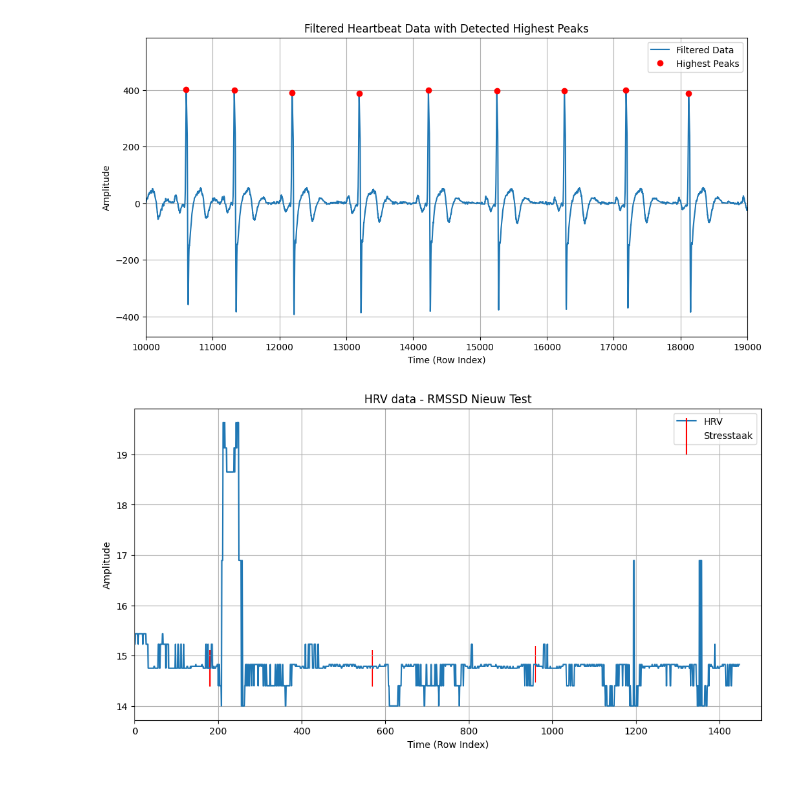
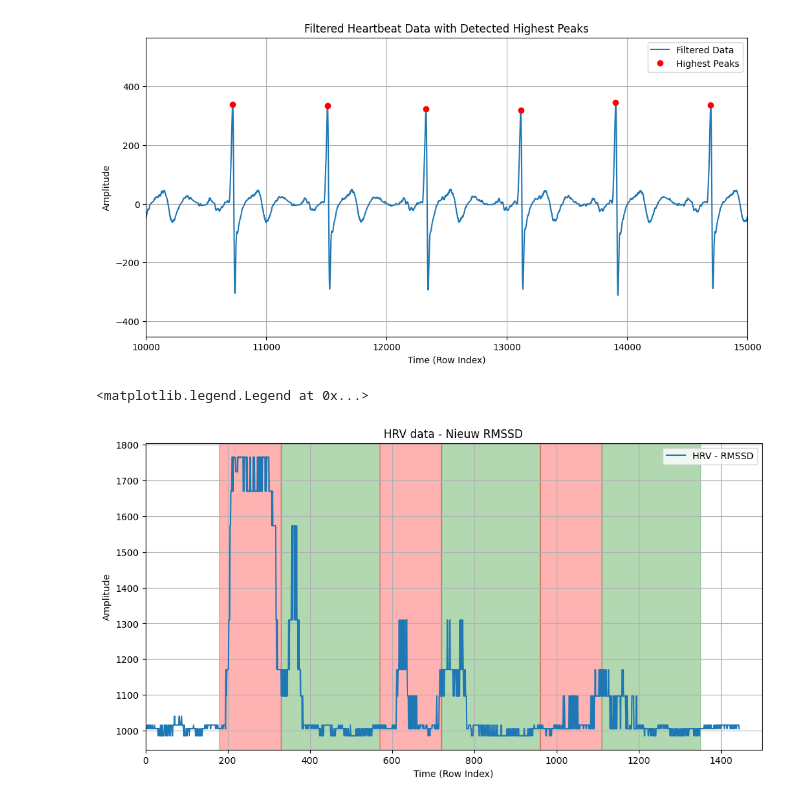
Before and after one commit to JuleanCode/ai-model-for-finding-HRV-fluctuations, a Jupyter notebook: HRV_calculator.ipynb, the cells around one changed output. Cells and saved outputs as stored; diff of their text form; code cells hidden in the pictures.

```diff
--- a/HRV_calculator.ipynb
+++ b/HRV_calculator.ipynb
@@ -7,7 +7,7 @@ import math
 
 
 # Define the path to your .txt file
-file_path = "data\Research_B\Data\E(N35)V.txt"  # Replace with the actual file path
+file_path = "data\Research_B\Data\E(N05)M.txt"  # Replace with the actual file path
 
 # Initialize variables to keep track of the highest peaks
 highest_peak_values = []
@@ -38,9 +38,13 @@ data = np.array(data)
 # Define the data column containing the heartbeat values
 heartbeat_data = data[:, 2]
 
+#Toggle inverse heartbeatdata
+if False:
+    heartbeat_data = -heartbeat_data
+
 # Find peaks in the original heartbeat data (unfiltered)
 # You may need to adjust the threshold as needed for the unfiltered data
-heightthreshold = 200  # Adjust this threshold as needed
+heightthreshold = 175  # Adjust this threshold as needed
 widthtreshold = 200
 
 
@@ -64,49 +68,64 @@ plt.ylabel('Amplitude')
 plt.legend()
 plt.title('Filtered Heartbeat Data with Detected Highest Peaks')
 plt.grid(True)
-plt.xlim(10000,19000)
+plt.xlim(10000,15000)
 # Show the plot
 HRPlot.show()
 # %% [output]
-[figure, old version]
+[figure, new version]
 # %%
 #--------------------- Nieuwe berekening -------------------------
-
+from matplotlib.lines import Line2D
 interval = 29000  # Meettijd per HRV waarde (ms)
 waarde1 = 0
 waarde2 = interval
 
 def calculate_rmssd(heartbeat_data, peaks):
     HRVRMSSD = []
     waarde1 = 0
     waarde2 = interval
 
     for i in range(int((len(heartbeat_data) - interval) / 1000)):
         peaks_in_range_interval = [peak for peak in peaks if waarde1 <= peak <= waarde2]
         RMSSD = [math.pow(heartbeat_data[peaks[j+1]] - heartbeat_data[peaks[j]], 2) for j, peak in enumerate(peaks_in_range_interval)]
         HRVcount = sum(RMSSD)
         HRVRMSSD.append(HRVcount / (len(peaks_in_range_interval) - 1))
         waarde1 += 1000
         waarde2 += 1000
 
     return HRVRMSSD
 
 # Voer de functie uit om HRVRMSSD te berekenen
 HRVRMSSD = calculate_rmssd(heartbeat_data, peaks)
 
 # Plot de HRV data met de RMSSD formule
-RMSSDPlot2 = plt.figure(figsize=(12, 6))
-plt.plot(HRVRMSSD, label='HRV')
-plt.xlabel('Time (Row Index)')
-plt.ylabel('Amplitude')
-plt.title('HRV data - RMSSD Nieuw Test')
-plt.grid(True)
-plt.xlim(0, 1500)
-plt.scatter([180, 570, 960], [HRVRMSSD[180], HRVRMSSD[570], HRVRMSSD[960]], c='red', label='Stresstaak', s=1500, marker='|')
-plt.legend()
-RMSSDPlot2.show()
+# Maak een figuur en as-object
+fig, ax = plt.subplots(figsize=(12, 6))
+
+# Voeg de lijnplot toe aan de as
+ax.plot(HRVRMSSD, label='HRV - RMSSD')
+
+# Stel de titel en labels in
+ax.set_xlabel('Time (Row Index)')
+ax.set_ylabel('Amplitude')
+ax.set_title('HRV data - Nieuw RMSSD')
+
+# Voeg een raster en een legenda toe
+ax.grid(True)
+ax.legend()
+
+ax.set_xlim(0, 1500)
+
+ax.axvspan(180, 330, color="red", alpha=0.3)
+ax.axvspan(330, 570, color="green", alpha=0.3)
+ax.axvspan(570, 720, color="red", alpha=0.3)
+ax.axvspan(720, 960, color="green", alpha=0.3)
+ax.axvspan(960, 1110, color="red", alpha=0.3)
+ax.axvspan(1110, 1350, color="green", alpha=0.3)
+ax.legend()
 # %% [output]
+<matplotlib.legend.Legend at 0x...>
-[figure, old version]
+[figure, new version]
 # %%
 interval = 30000 #Meettijd per HRV waarde (ms)
 
```
Also changed, not shown: parts of 2 cells of this notebook.
